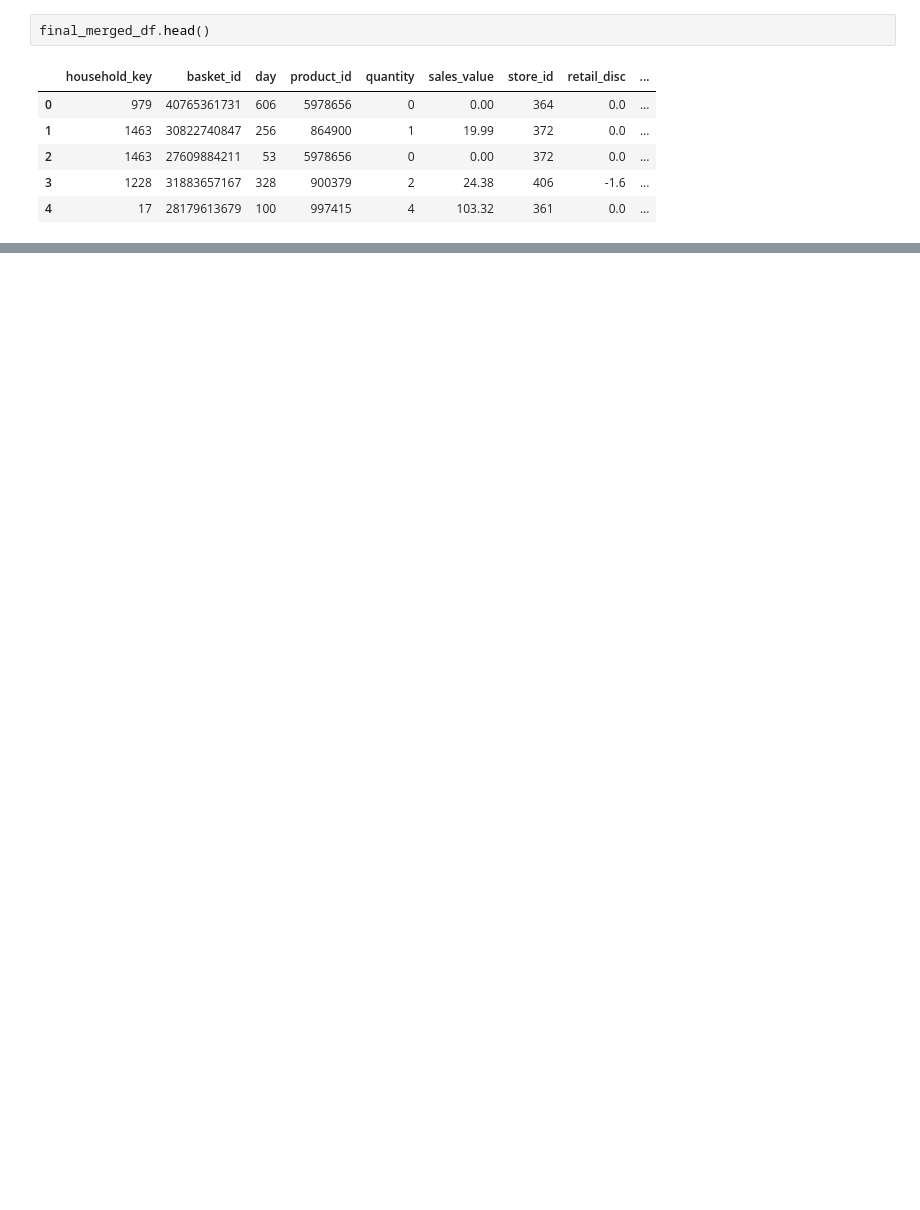
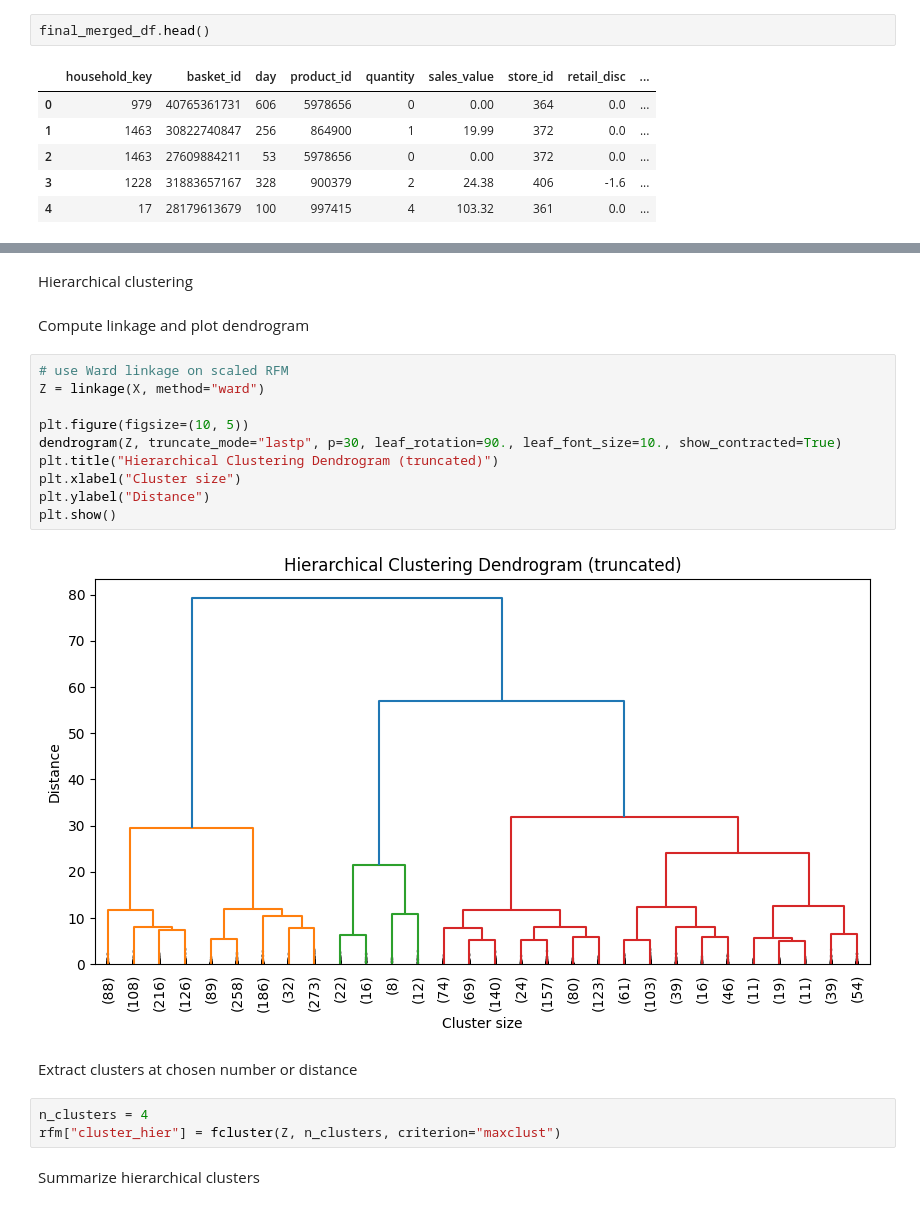
Before and after one commit to DATA601-CustSegment-Nov2025-to-Feb2026/New-CustSegment-Project, a Jupyter notebook: Customer_Segmentation_(Preprocessing).ipynb, the cells around one changed output, grey strips where cells are left out. Drawn from its saved outputs; the diff is of its cells as text; blank space fills up the shorter version.

```diff
--- a/Customer_Segmentation_(Preprocessing).ipynb
+++ b/Customer_Segmentation_(Preprocessing).ipynb
@@ -626,0 +778,23 @@ print(num_unique_households)
+# %% [markdown]
+Hierarchical clustering
+# %% [markdown]
+Compute linkage and plot dendrogram
+# %%
+# use Ward linkage on scaled RFM
+Z = linkage(X, method="ward")
+
+plt.figure(figsize=(10, 5))
+dendrogram(Z, truncate_mode="lastp", p=30, leaf_rotation=90., leaf_font_size=10., show_contracted=True)
+plt.title("Hierarchical Clustering Dendrogram (truncated)")
+plt.xlabel("Cluster size")
+plt.ylabel("Distance")
+plt.show()
+# %% [output]
+[figure, added]
+# %% [markdown]
+Extract clusters at chosen number or distance
+# %%
+n_clusters = 4
+rfm["cluster_hier"] = fcluster(Z, n_clusters, criterion="maxclust")
+# %% [markdown]
+Summarize hierarchical clusters
```
Also changed, not shown: parts of 23 cells of this notebook.
